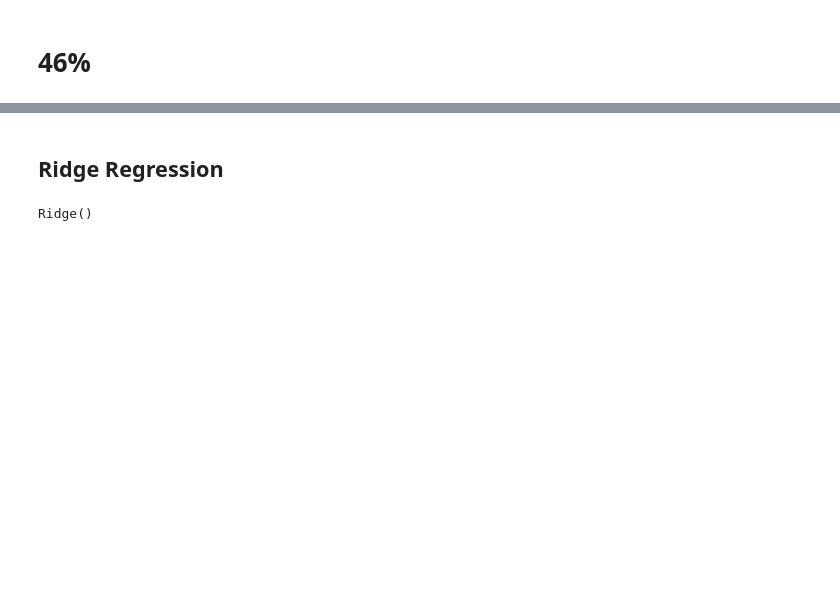
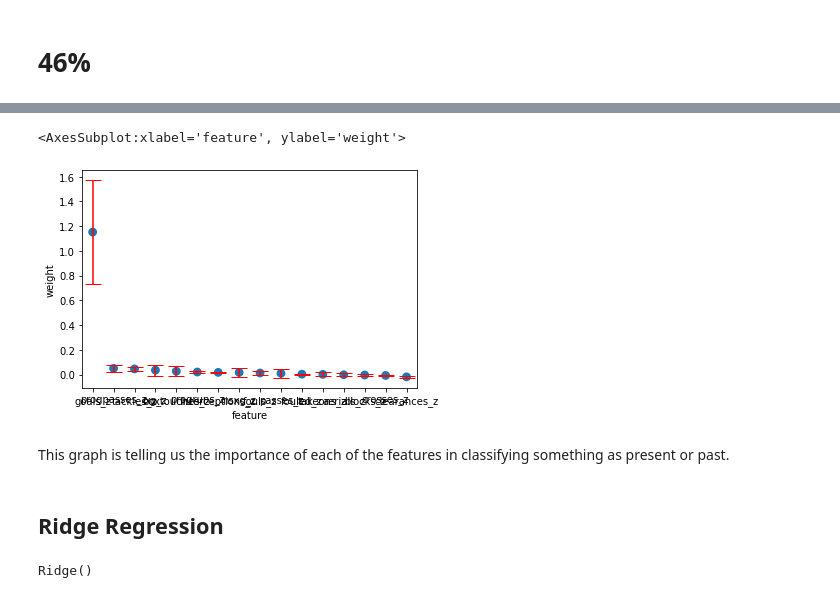
Before and after one commit to RyanJTalbot/bookcamp, a Jupyter notebook: world_cup/fifa/wc-stats-nb.ipynb, the cells around one changed output, grey strips where cells are left out. Saved outputs shown, nothing was run; the diff lists cells and outputs as text; code cells hidden in the pictures; blank space fills up the shorter version.

```diff
--- a/world_cup/fifa/wc-stats-nb.ipynb
+++ b/world_cup/fifa/wc-stats-nb.ipynb
@@ -315,0 +322,2 @@ eli5.show_weights(perm, feature_names = X_test.columns.tolist())
+# %%
+importances = eli5.explain_weights_df(perm, feature_names=X_test.columns.tolist())
@@ -316,3 +344,21 @@ eli5.show_weights(perm, feature_names = X_test.columns.tolist())
+# %%
+import seaborn as sns
+import matplotlib.pyplot as plt
+
+
+plt.errorbar(x=importances['feature'],
+    y=importances['weight'],
+    yerr=importances['std'],
+    ecolor='r', capsize=8, fmt='none',)
+sns.pointplot(x='feature',
+    y='weight',
+    data=importances,
+    dodge=True, join=False, ci='none')
+# %% [output]
+<AxesSubplot:xlabel='feature', ylabel='weight'>
+[figure, added]
+# %% [markdown]
+This graph is telling us the importance of each of the features in classifying something as present or past.
 # %% [markdown]
 ## Ridge Regression
 # %%
```
Also changed, not shown: parts of 45 cells of this notebook, 12 other files.
